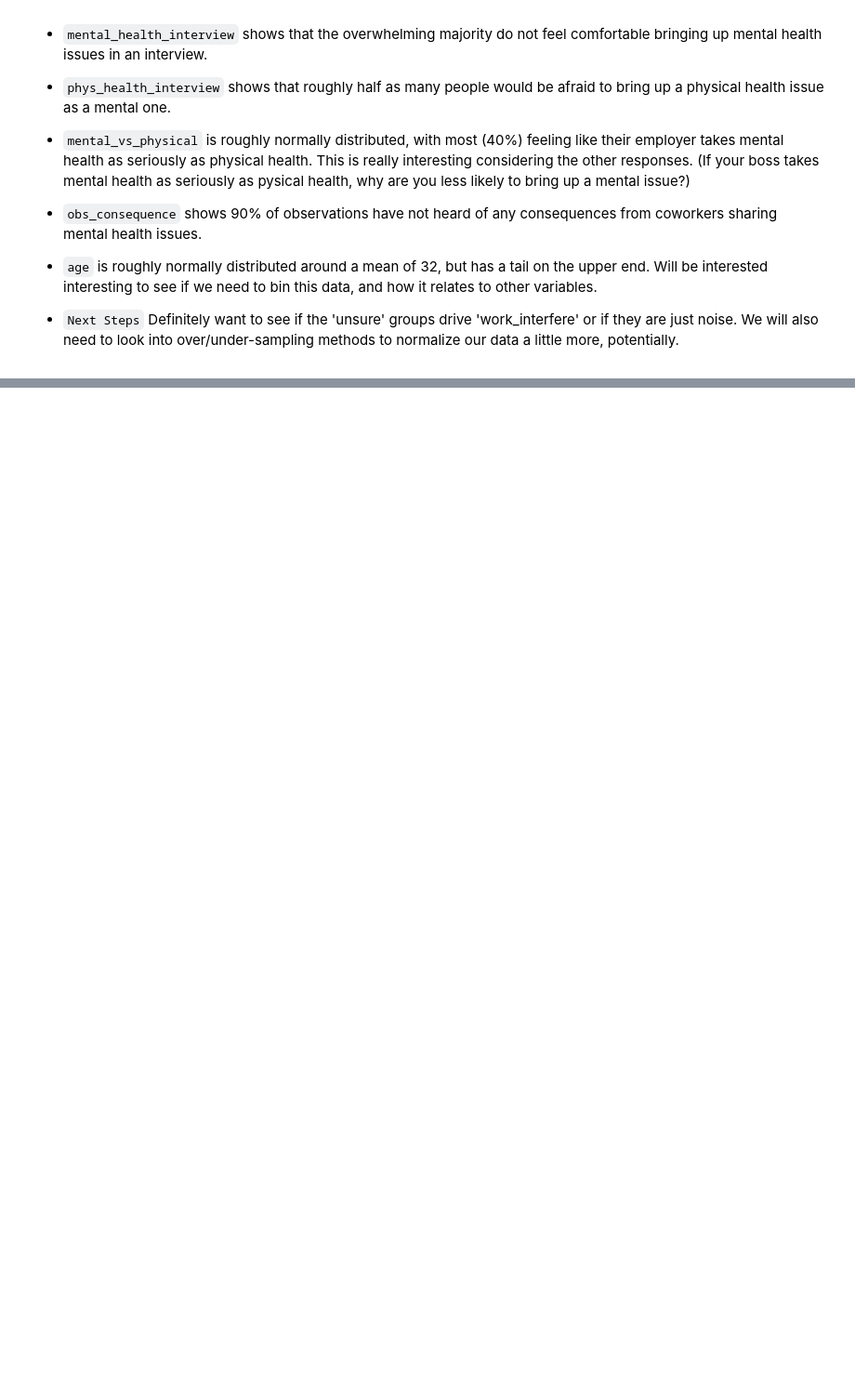
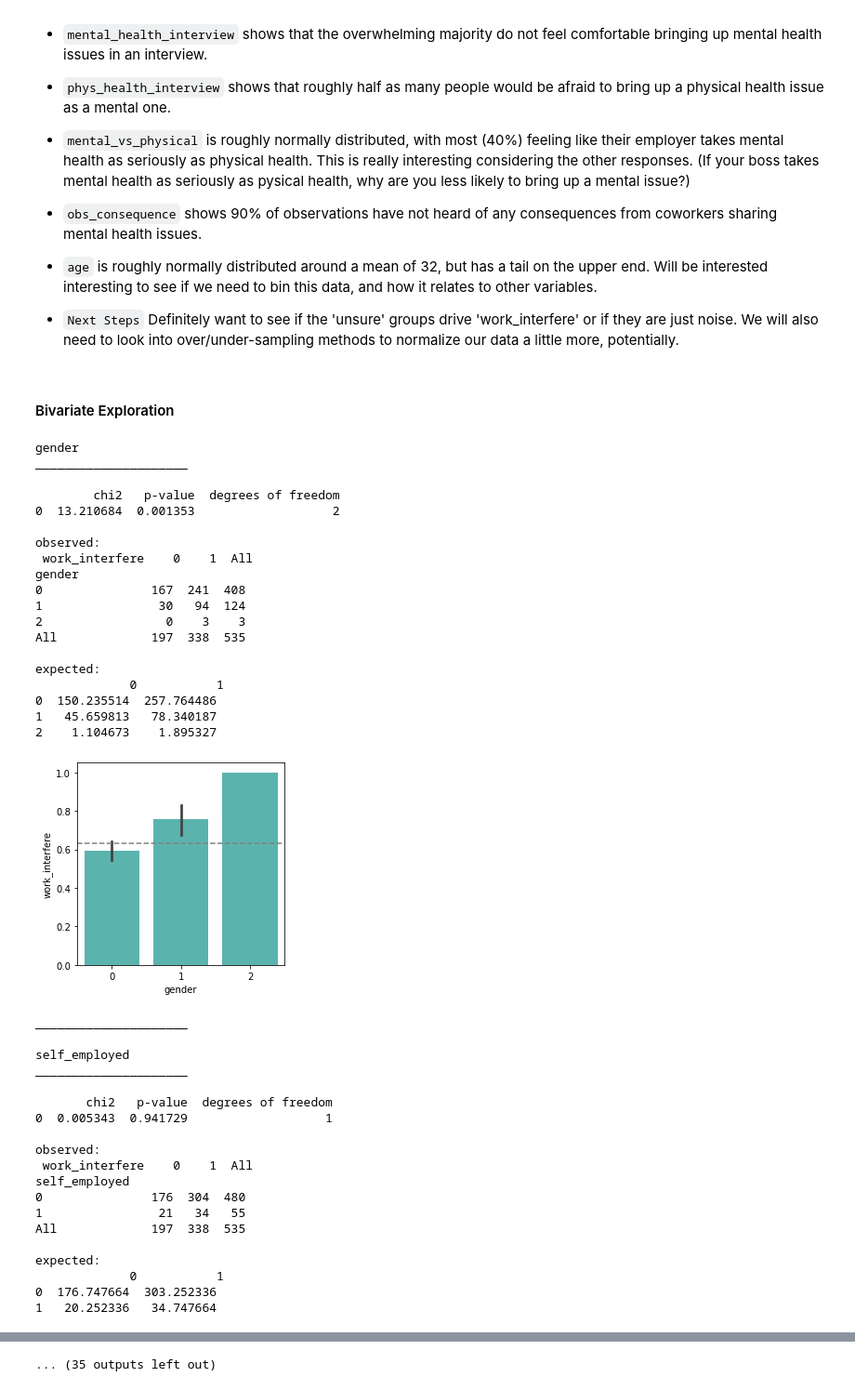
Before and after one commit to Mental-Health-In-Tech/tech-blues-capstone, a Jupyter notebook: tyler_scratchpad.ipynb, the cells around one changed output, grey strips where cells are left out. Shown at 93% size. Saved outputs shown, nothing was run; the diff lists cells and outputs as text; code cells hidden in the pictures; blank space fills up the shorter version.

Commit message:
added bivariate exploration

```diff
--- a/tyler_scratchpad.ipynb
+++ b/tyler_scratchpad.ipynb
@@ -191,3 +191,47 @@ _________________________________________________________________
 - `age` is roughly normally distributed around a mean of 32, but has a tail on the upper end. Will be interested interesting to see if we need to bin this data, and how it relates to other variables.
 
 - `Next Steps` Definitely want to see if the 'unsure' groups drive 'work_interfere' or if they are just noise. We will also need to look into over/under-sampling methods to normalize our data a little more, potentially.
+# %% [markdown]
+#### Bivariate Exploration
+# %%
+explore.explore_bivariate(train, 'work_interfere')
+# %% [output]
+gender
+_____________________
+
+        chi2   p-value  degrees of freedom
+0  13.210684  0.001353                   2
+
+observed:
+ work_interfere    0    1  All
+gender
+0               167  241  408
+1                30   94  124
+2                 0    3    3
+All             197  338  535
+
+expected:
+             0           1
+0  150.235514  257.764486
+1   45.659813   78.340187
+2    1.104673    1.895327
+[figure, added]
+_____________________
+
+self_employed
+_____________________
+
+       chi2   p-value  degrees of freedom
+0  0.005343  0.941729                   1
+
+observed:
+ work_interfere    0    1  All
+self_employed
+0               176  304  480
+1                21   34   55
+All             197  338  535
+
+expected:
+             0           1
+0  176.747664  303.252336
+1   20.252336   34.747664
@@ -193,0 +317 @@ _________________________________________________________________
+... (35 outputs left out)
```
Also changed, not shown: parts of 1 cell of this notebook.
